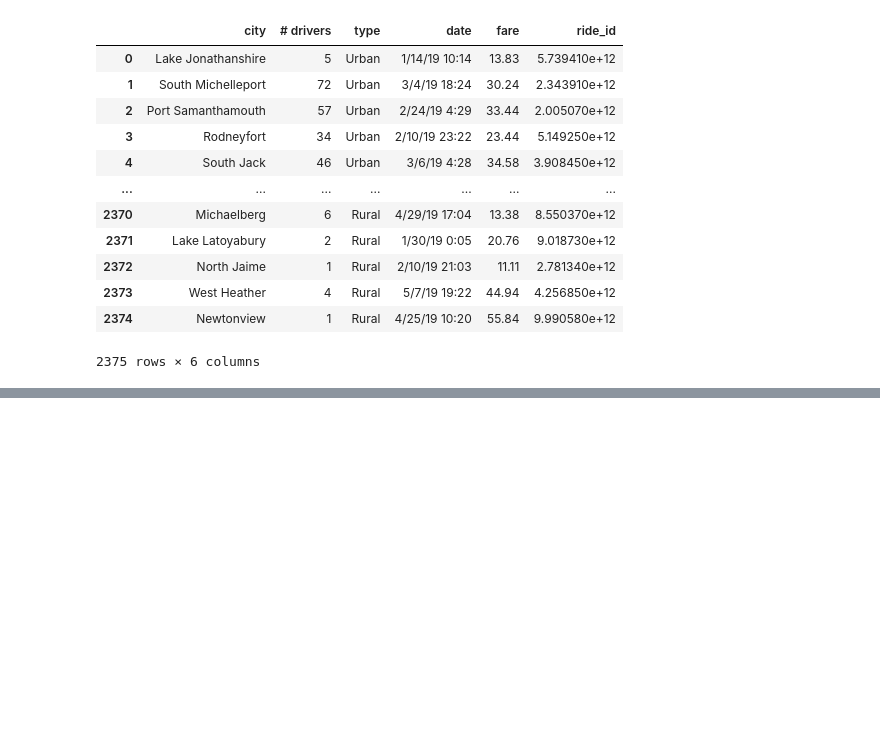
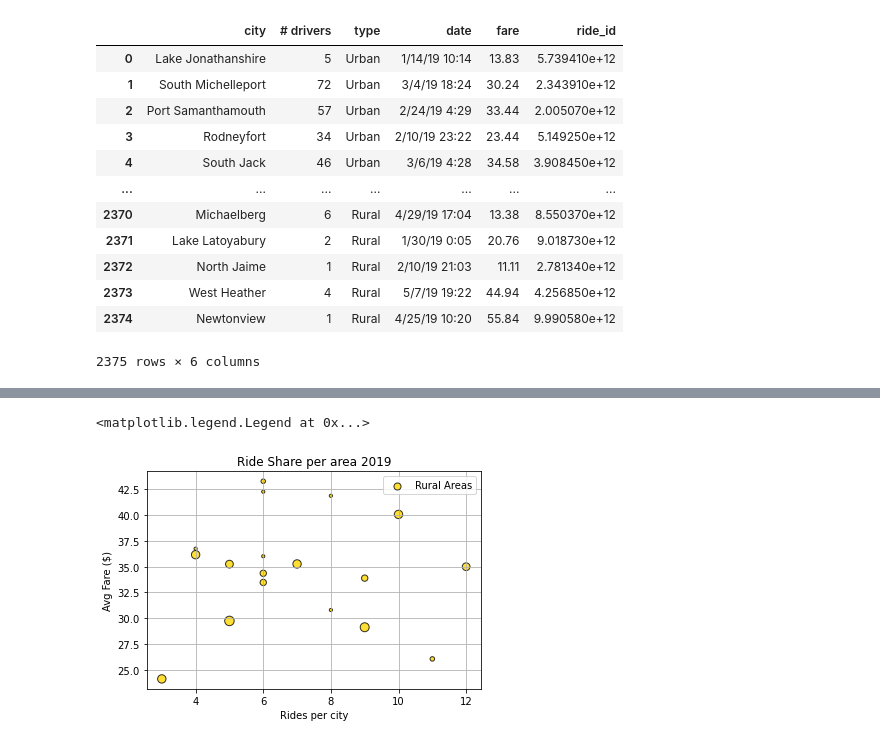
Before and after one commit to carlosjennings1991/PyBer_Analysis, a Jupyter notebook: PyBer.ipynb, the cells around one changed output, grey strips where cells are left out. Cells and saved outputs as stored; diff of their text form; code cells hidden in the pictures; blank space fills up the shorter version.

```diff
--- a/PyBer.ipynb
+++ b/PyBer.ipynb
@@ -221,0 +267,4 @@ combined_df.rename(columns = {'driver_count':'# drivers'})
+# %%
+# Create the rural dataframe
+rural_df = combined_df[combined_df['type'] == 'Rural']
+rural_df.head()
@@ -221,0 +404,3 @@ combined_df.rename(columns = {'driver_count':'# drivers'})
+# %%
+avg_rural_fare = rural_df.groupby(['city']).mean()['fare']
+avg_rural_fare.head(10)
@@ -221,0 +479,19 @@ combined_df.rename(columns = {'driver_count':'# drivers'})
+# %%
+# build the scatterplot for rural areas
+
+plt.scatter(rural_ride_count,
+            avg_rural_fare,
+            s=10*rural_drivers,
+            c='gold',
+            edgecolor='k',
+            linewidths=1,
+            alpha=0.8,
+            label='Rural Areas')
+plt.title('Ride Share per area 2019')
+plt.ylabel('Avg Fare ($)')
+plt.xlabel('Rides per city')
+plt.grid()
+plt.legend()
+# %% [output]
+<matplotlib.legend.Legend at 0x...>
+[figure, added]
```
Also changed, not shown: parts of 19 cells of this notebook, 4 other files.
